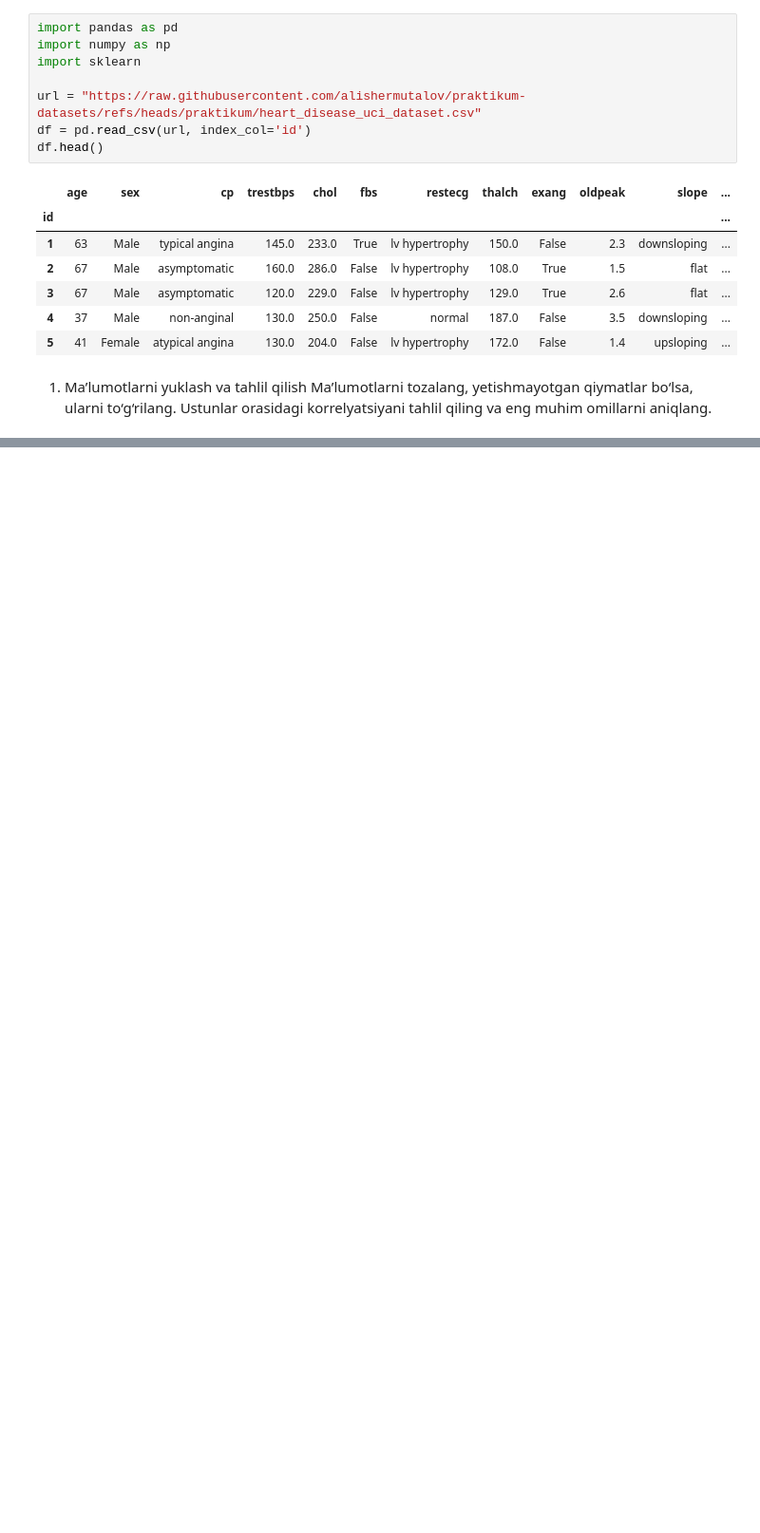
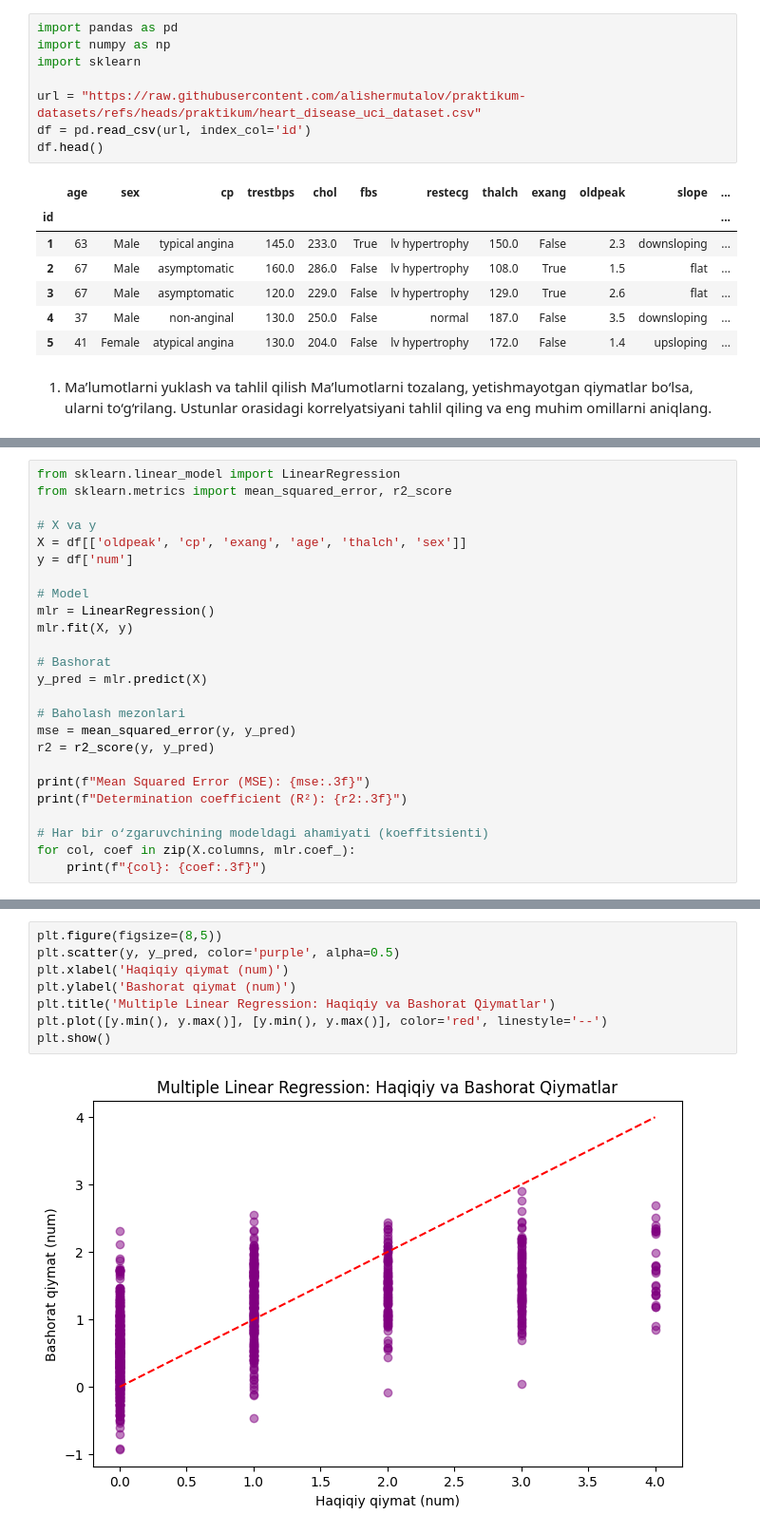
Before and after one commit to ulubeykhuja/Amaliyot, a Jupyter notebook: Копия_блокнота_"16_REGRESSIYA_16_18_YAKUNIY_AMALIY_VAZIFA_ipynb".ipynb, the cells around one changed output, grey strips where cells are left out. Shown: that part at 95% size. Cells and saved outputs as stored; diff of their text form; blank space fills up the shorter version.

```diff
--- a/Копия_блокнота_"16_REGRESSIYA_16_18_YAKUNIY_AMALIY_VAZIFA_ipynb".ipynb
+++ b/Копия_блокнота_"16_REGRESSIYA_16_18_YAKUNIY_AMALIY_VAZIFA_ipynb".ipynb
@@ -311,0 +274,25 @@ plt.show()
+# %%
+from sklearn.linear_model import LinearRegression
+from sklearn.metrics import mean_squared_error, r2_score
+
+# X va y
+X = df[['oldpeak', 'cp', 'exang', 'age', 'thalch', 'sex']]
+y = df['num']
+
+# Model
+mlr = LinearRegression()
+mlr.fit(X, y)
+
+# Bashorat
+y_pred = mlr.predict(X)
+
+# Baholash mezonlari
+mse = mean_squared_error(y, y_pred)
+r2 = r2_score(y, y_pred)
+
+print(f"Mean Squared Error (MSE): {mse:.3f}")
+print(f"Determination coefficient (R²): {r2:.3f}")
+
+# Har bir o‘zgaruvchining modeldagi ahamiyati (koeffitsienti)
+for col, coef in zip(X.columns, mlr.coef_):
+    print(f"{col}: {coef:.3f}")
@@ -311,0 +308,10 @@ plt.show()
+# %%
+plt.figure(figsize=(8,5))
+plt.scatter(y, y_pred, color='purple', alpha=0.5)
+plt.xlabel('Haqiqiy qiymat (num)')
+plt.ylabel('Bashorat qiymat (num)')
+plt.title('Multiple Linear Regression: Haqiqiy va Bashorat Qiymatlar')
+plt.plot([y.min(), y.max()], [y.min(), y.max()], color='red', linestyle='--')
+plt.show()
+# %% [output]
+[figure, added]
```
Also changed, not shown: parts of 35 cells of this notebook.
